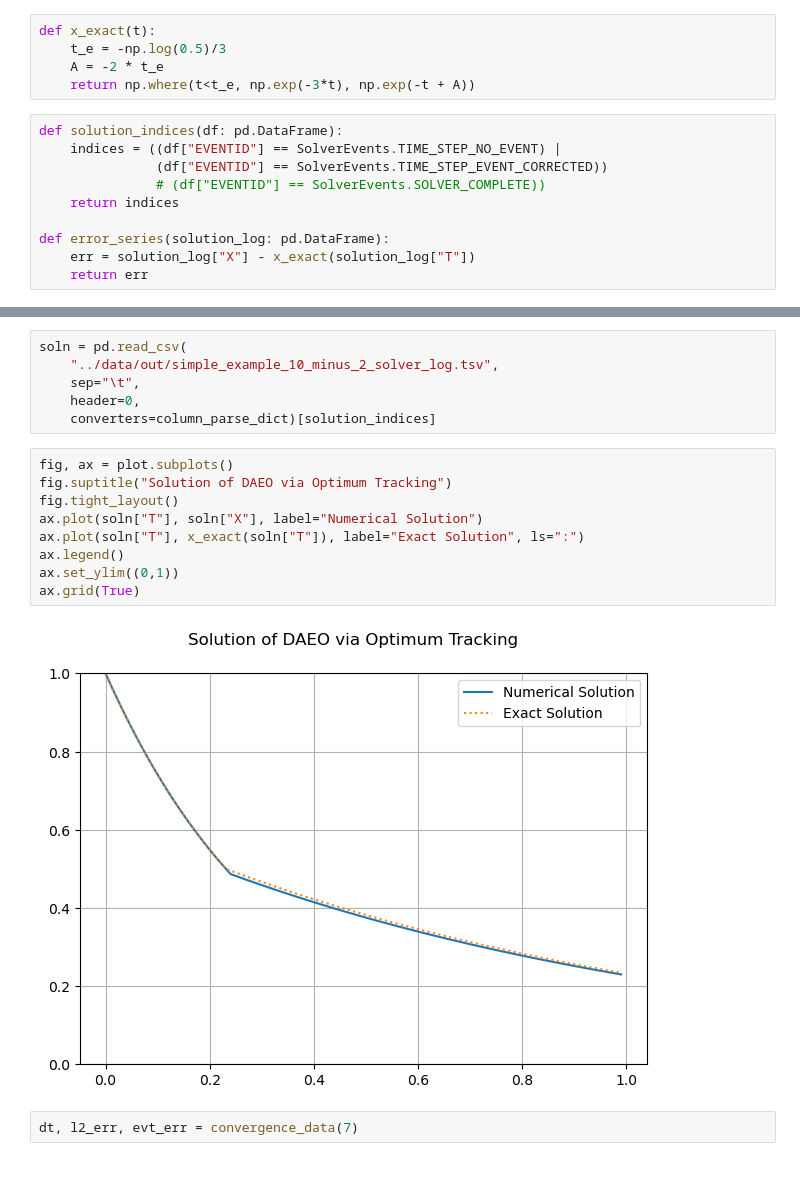
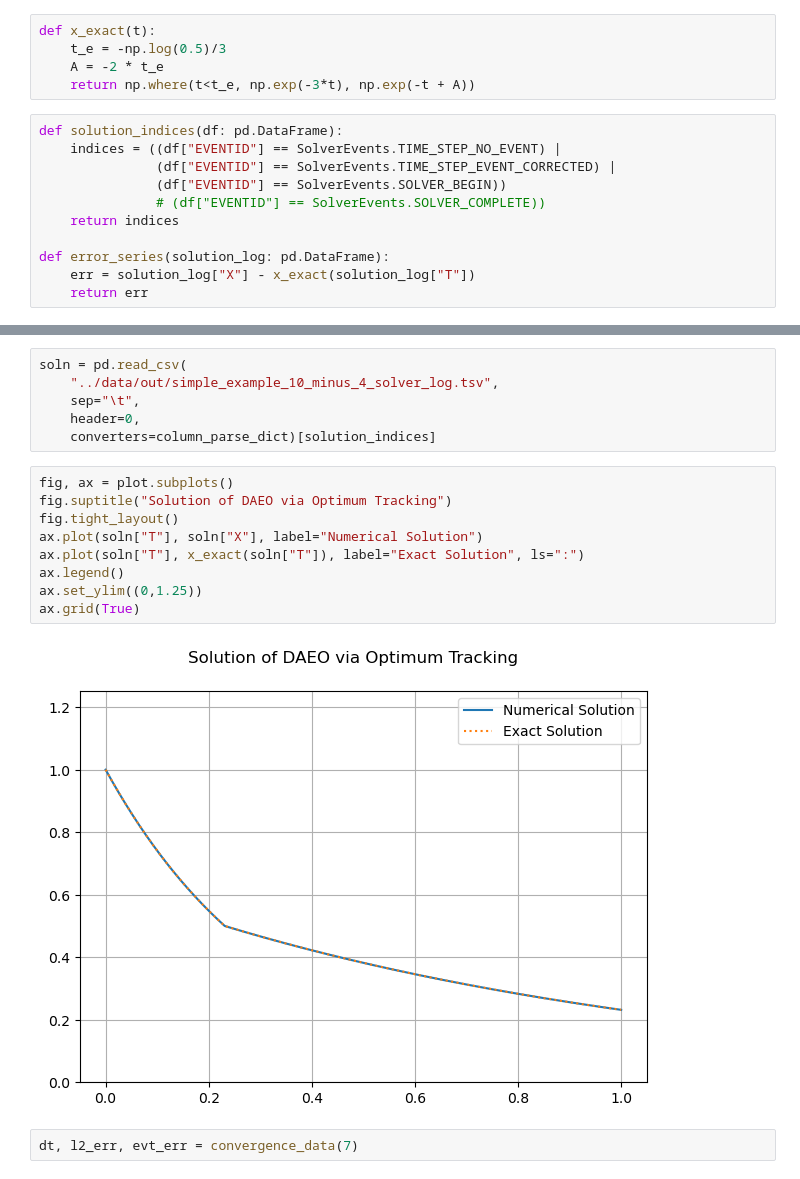
Before and after one commit to STCE-at-RWTH/daeo-tracking-solver, a Jupyter notebook: notebooks/simple_daeo_convergence_study.ipynb, the cells around one changed output, grey strips where cells are left out. Cells and saved outputs as stored; diff of their text form.

```diff
--- a/notebooks/simple_daeo_convergence_study.ipynb
+++ b/notebooks/simple_daeo_convergence_study.ipynb
@@ -43,7 +43,8 @@ def x_exact(t):
 # %%
 def solution_indices(df: pd.DataFrame):
     indices = ((df["EVENTID"] == SolverEvents.TIME_STEP_NO_EVENT) |
-               (df["EVENTID"] == SolverEvents.TIME_STEP_EVENT_CORRECTED))
+               (df["EVENTID"] == SolverEvents.TIME_STEP_EVENT_CORRECTED) |
+               (df["EVENTID"] == SolverEvents.SOLVER_BEGIN))
                # (df["EVENTID"] == SolverEvents.SOLVER_COMPLETE))
     return indices
 
@@ -73,20 +75,20 @@ def convergence_data(h_min_pow: int):
     return dt, l2_error_norm, t_e_error
 # %%
 soln = pd.read_csv(
-    "../data/out/simple_example_10_minus_2_solver_log.tsv",
+    "../data/out/simple_example_10_minus_4_solver_log.tsv",
     sep="\t",
     header=0,
     converters=column_parse_dict)[solution_indices]
 # %%
 fig, ax = plot.subplots()
 fig.suptitle("Solution of DAEO via Optimum Tracking")
 fig.tight_layout()
 ax.plot(soln["T"], soln["X"], label="Numerical Solution")
 ax.plot(soln["T"], x_exact(soln["T"]), label="Exact Solution", ls=":")
 ax.legend()
-ax.set_ylim((0,1))
+ax.set_ylim((0,1.25))
 ax.grid(True)
 # %% [output]
-[figure, old version]
+[figure, new version]
 # %%
 dt, l2_err, evt_err = convergence_data(7)
```
Also changed, not shown: parts of 3 cells of this notebook, 3 other files.
